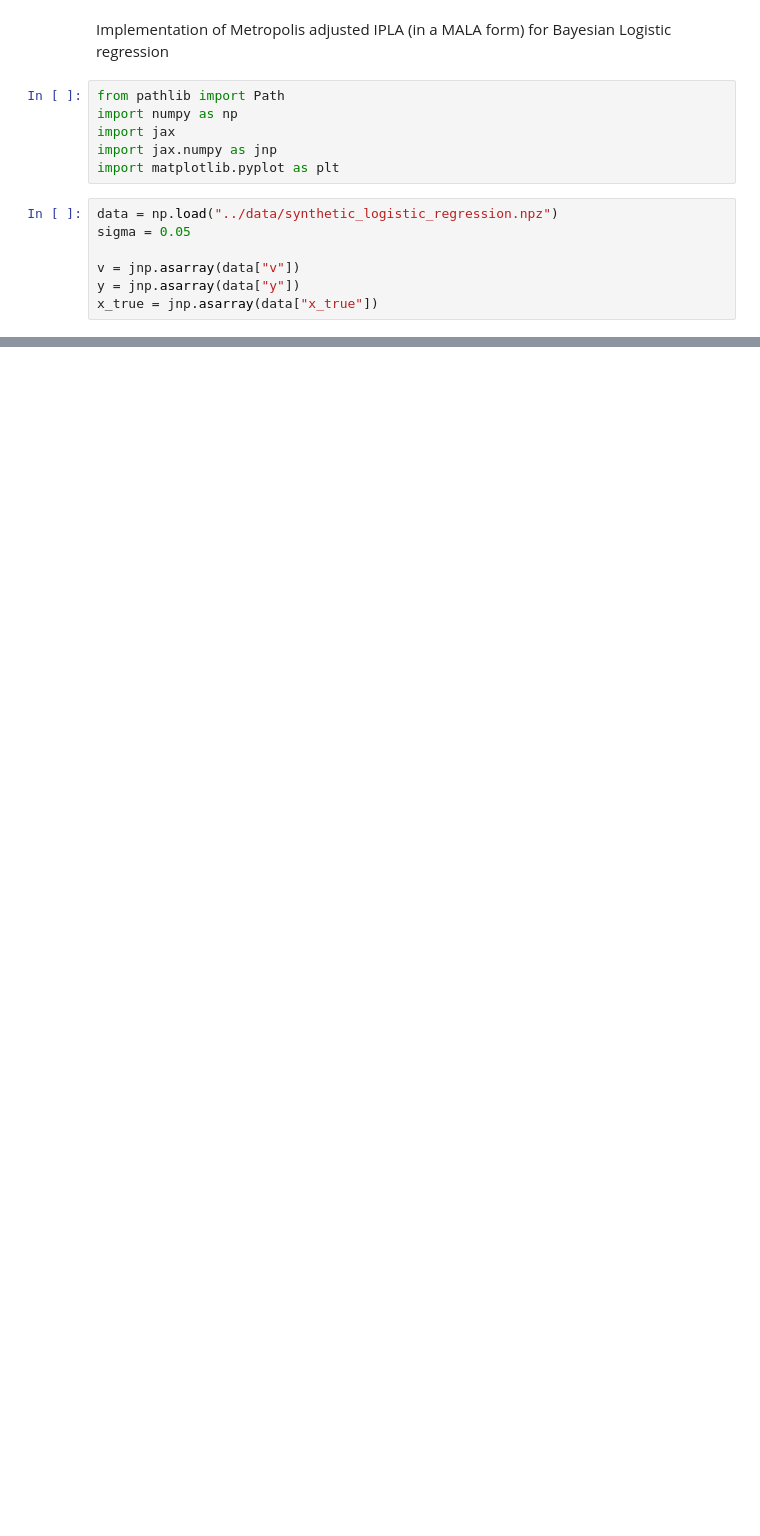
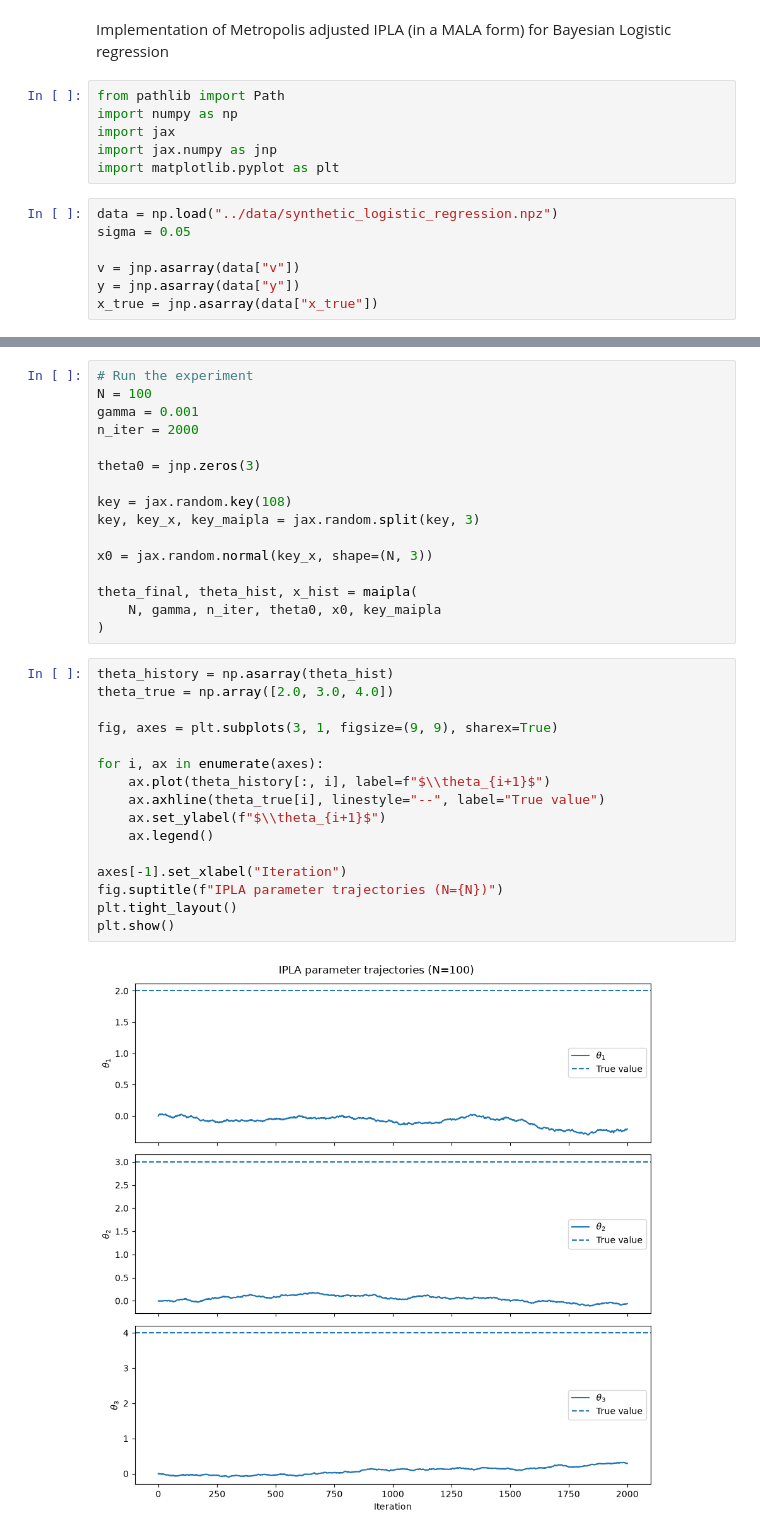
Before and after one commit to alisaklymchuk/thesis, a Jupyter notebook: experiments/ipla/notebooks/MALA_BLR.ipynb, the cells around one changed output, grey strips where cells are left out. Drawn from its saved outputs; the diff is of its cells as text; blank space fills up the shorter version.

Commit message:
implemented maipla. doesn't converge for some reason

```diff
--- a/experiments/ipla/notebooks/MALA_BLR.ipynb
+++ b/experiments/ipla/notebooks/MALA_BLR.ipynb
@@ -35,0 +92,34 @@ def log_phi(theta_prop, theta, X, v, y, gamma, key):
+# %%
+# Run the experiment
+N = 100
+gamma = 0.001
+n_iter = 2000
+
+theta0 = jnp.zeros(3)
+
+key = jax.random.key(108)
+key, key_x, key_maipla = jax.random.split(key, 3)
+
+x0 = jax.random.normal(key_x, shape=(N, 3))
+
+theta_final, theta_hist, x_hist = maipla(
+    N, gamma, n_iter, theta0, x0, key_maipla
+)
+# %%
+theta_history = np.asarray(theta_hist)
+theta_true = np.array([2.0, 3.0, 4.0])
+
+fig, axes = plt.subplots(3, 1, figsize=(9, 9), sharex=True)
+
+for i, ax in enumerate(axes):
+    ax.plot(theta_history[:, i], label=f"$\\theta_{i+1}$")
+    ax.axhline(theta_true[i], linestyle="--", label="True value")
+    ax.set_ylabel(f"$\\theta_{i+1}$")
+    ax.legend()
+
+axes[-1].set_xlabel("Iteration")
+fig.suptitle(f"IPLA parameter trajectories (N={N})")
+plt.tight_layout()
+plt.show()
+# %% [output]
+[figure, added]
```
Also changed, not shown: parts of 2 cells of this notebook.
